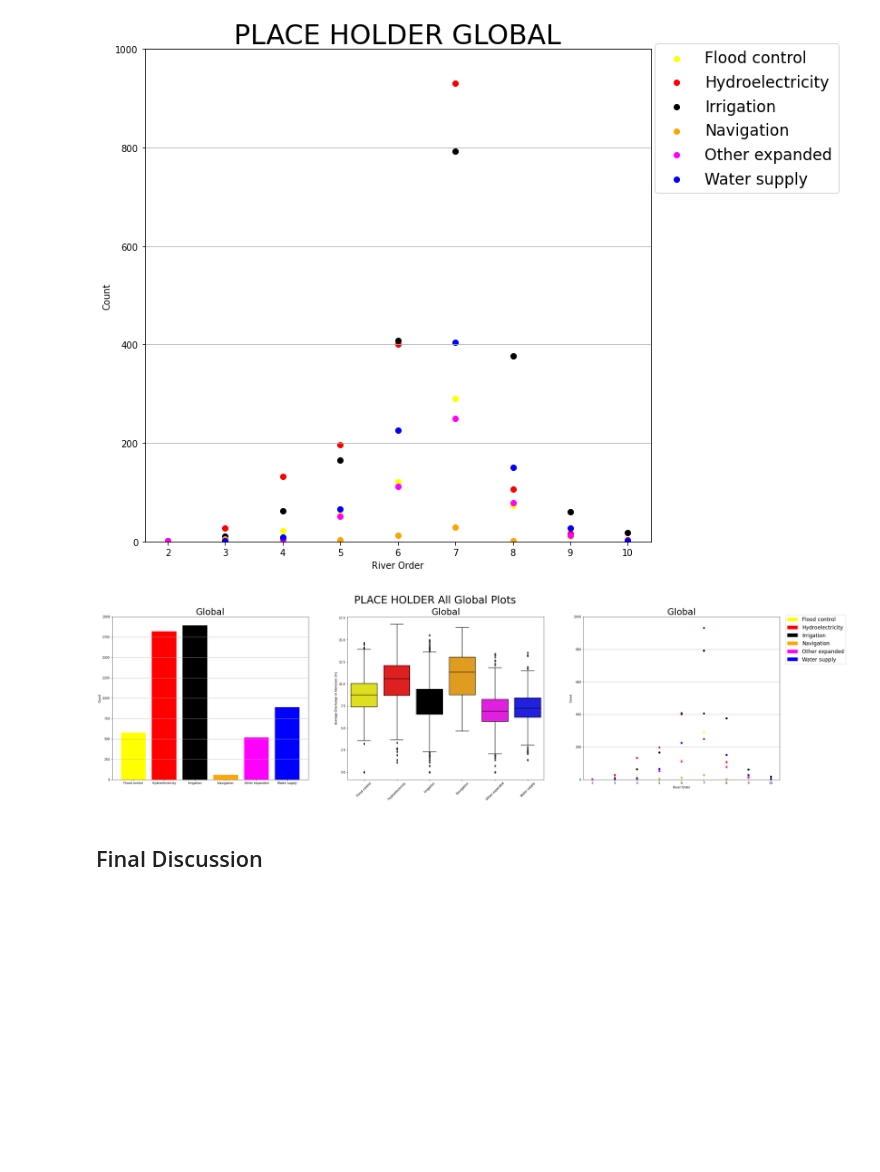
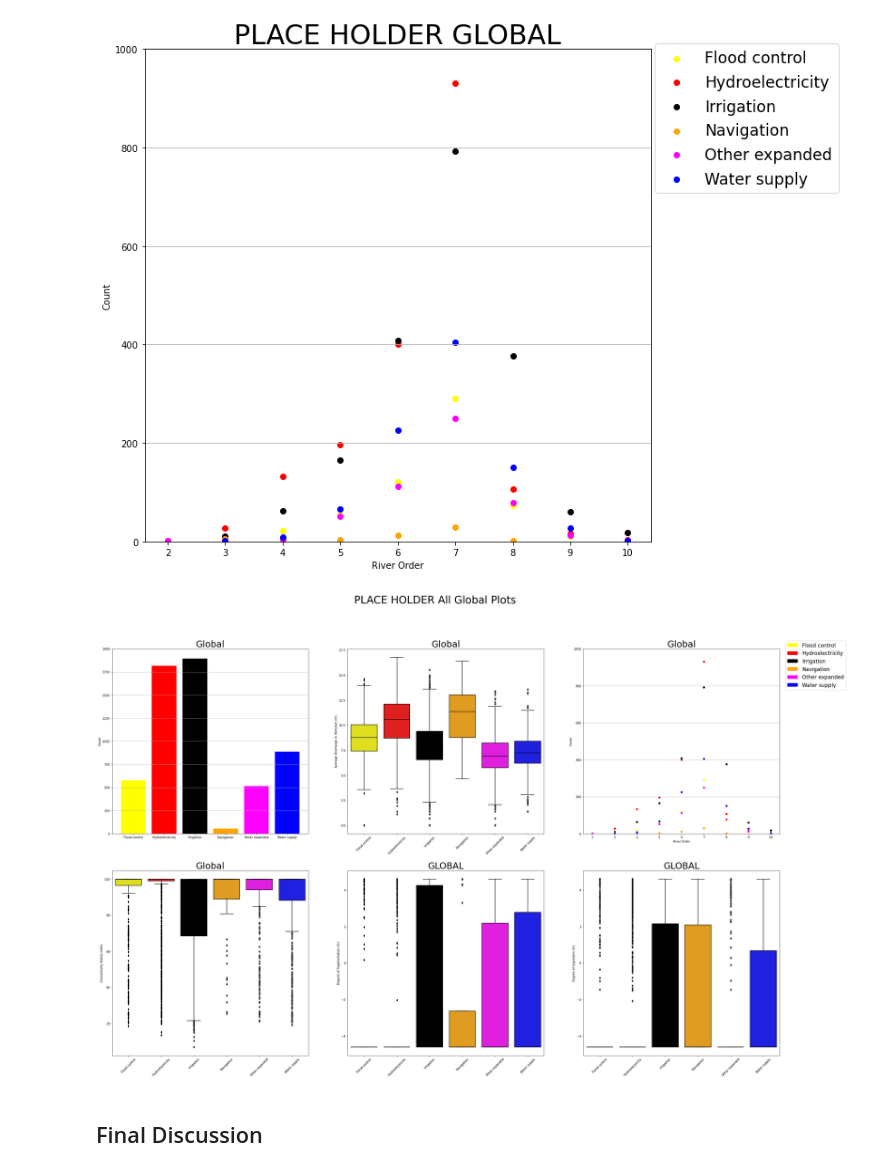
Before and after one commit to fergusca/ffr-dam-impact, a Jupyter notebook: notebooks/blog-mod.ipynb, the cells around one changed output. Cells and saved outputs as stored; diff of their text form; code cells hidden in the pictures; blank space fills up the shorter version.

Commit message:
updated plot function and read in .csv from figshare

```diff
--- a/notebooks/blog-mod.ipynb
+++ b/notebooks/blog-mod.ipynb
@@ -101,7 +101,7 @@ def dam_type_plot(dam_continent, continent_name, plt_ax, ylim=700):
 
     return plt_ax
 
-def dam_box_plot(dam_continent, continent_name, plt_ax):
+def dam_box_plot(dam_continent, continent_name, plt_ax, yvar, ylab):
     """Take the continent df, continent name, and indicated subplot axis, and create a subplot boxplot.
 
     Parameters
@@ -122,10 +122,10 @@ def dam_box_plot(dam_continent, continent_name, plt_ax):
     # Pre process df
     dam_continent = dam_continent.sort_values('MAIN_RED')
     # Loop through df, grouped by main use and create subplot
-    sns.boxplot(x="MAIN_RED", y="ln_DIS_AVG_LS",
+    sns.boxplot(x="MAIN_RED", y= yvar,
                 data=dam_continent, palette=dam_color, ax=plt_ax)
     plt_ax.xaxis.set_tick_params(rotation=45)
-    plt_ax.set(xlabel="", ylabel="Average Discharge in liters/sec (ln)")
+    plt_ax.set(xlabel="", ylabel= ylab) #"ln_DIS_AVG_LS", "Average Discharge in liters/sec (ln)"
     plt_ax.set_title(continent_name, fontsize=30)
 
     return plt_ax
@@ -176,13 +176,15 @@ countries_path = os.path.join("earthpy-downloads", "country-borders",
                               "99bfd9e7-bb42-4728-87b5-07f8c8ac631c2020328-1-1vef4ev.lu5nk.shp")
 countries_border = gpd.read_file(countries_path)
 
-# Get merged GRanD-FFR dataset
-grand_ffr_path = ("GRAND_FFR.csv")
+# Get merged GRanD-FFR dataset from figshare
+et.data.get_data(url="https://doi.org/10.6084/m9.figshare.14870148.v1")
+grand_ffr_path = os.path.join("GRAND_FFR.csv")
 grand_ffr = pd.read_csv(grand_ffr_path)
+
 # Create a new dataframe with only needed columns
 grand_ffr_sub = grand_ffr[['GRAND_ID','DAM_NAME', 'DIS_AVG_LS', 'MAIN_USE', 'LONG_DD', 'LAT_DD', 'MAIN_RED',
                           'MAIN_HYDEXP', 'MAIN_HYDRO', 'HYDELEC_code', 'CONTINENT', 'COUNTRY',
-                          'DIS_AV_CMS', 'RIV_ORD', 'CSI']]
+                          'DIS_AV_CMS', 'RIV_ORD', 'CSI','DOF','DOR']]
 
 # Convert pandas dataframe into a geodataframe
 geometry = [Point(xy) for xy in zip(grand_ffr_sub.LONG_DD, grand_ffr_sub.LAT_DD)]
@@ -421,30 +423,44 @@ plt.show()
 [figure]
 # %%
 ### THIS IS A PLACE HOLDER CHART
-# Create figure of the three global plots.
+# Create figure of the six global plots.
+
+# Transform connectivity metrics
+grand_ffr['ln_CSI'] = np.log(grand_ffr['CSI'])
+grand_ffr['ln_DOR'] = np.log(grand_ffr['DOR']+0.01)
+grand_ffr['ln_DOF'] = np.log(grand_ffr['DOF']+0.01)
 
 # Plot the data
-fig, (ax1, ax2, ax3) = plt.subplots(
-    ncols=3, nrows=1, figsize=(40, 10))
+fig, ((ax1, ax2, ax3), (ax4, ax5, ax6)) = plt.subplots(
+    ncols=3, nrows=2, figsize=(40, 25))
 fig.suptitle("PLACE HOLDER All Global Plots", fontsize=35)
 
 # Plot bar chart
 dam_type_plot(grand_ffr, "Global", ax1, 2000)
 
-# Plot box chart
-dam_box_plot(grand_ffr, "Global", ax2)
+# Plot box chart discharge
+dam_box_plot(grand_ffr, "Global", ax2,"ln_DIS_AVG_LS","Average Discharge in liters/sec (ln)")
 
 # Plot scatter chart
 order_scat_plot(grand_ffr, "Global", ax3, 1000)
+
+# Plot box plot CSI
+dam_box_plot(grand_ffr, "Global", ax4,"CSI","Connectivity Status Index")
+
+# Plot box plot DOF
+dam_box_plot(grand_ffr, "GLOBAL", ax5,"ln_DOF","Degree of fragmentation (ln)")
+
+# Plot box plot DOR
+dam_box_plot(grand_ffr, "GLOBAL", ax6,"ln_DOR","Degree of regulation (ln)")
 
 # Create legend
 handles, labels = ax1.get_legend_handles_labels()
 fig.legend(handles, labels, loc=1, bbox_to_anchor=(
     0.98, 0.9), fontsize='xx-large')
 
 plt.show()
 # %% [output]
-[figure, old version]
+[figure, new version]
 # %% [markdown]
 ## Final Discussion
 # %% [markdown]
```
Also changed, not shown: parts of 3 cells of this notebook.
